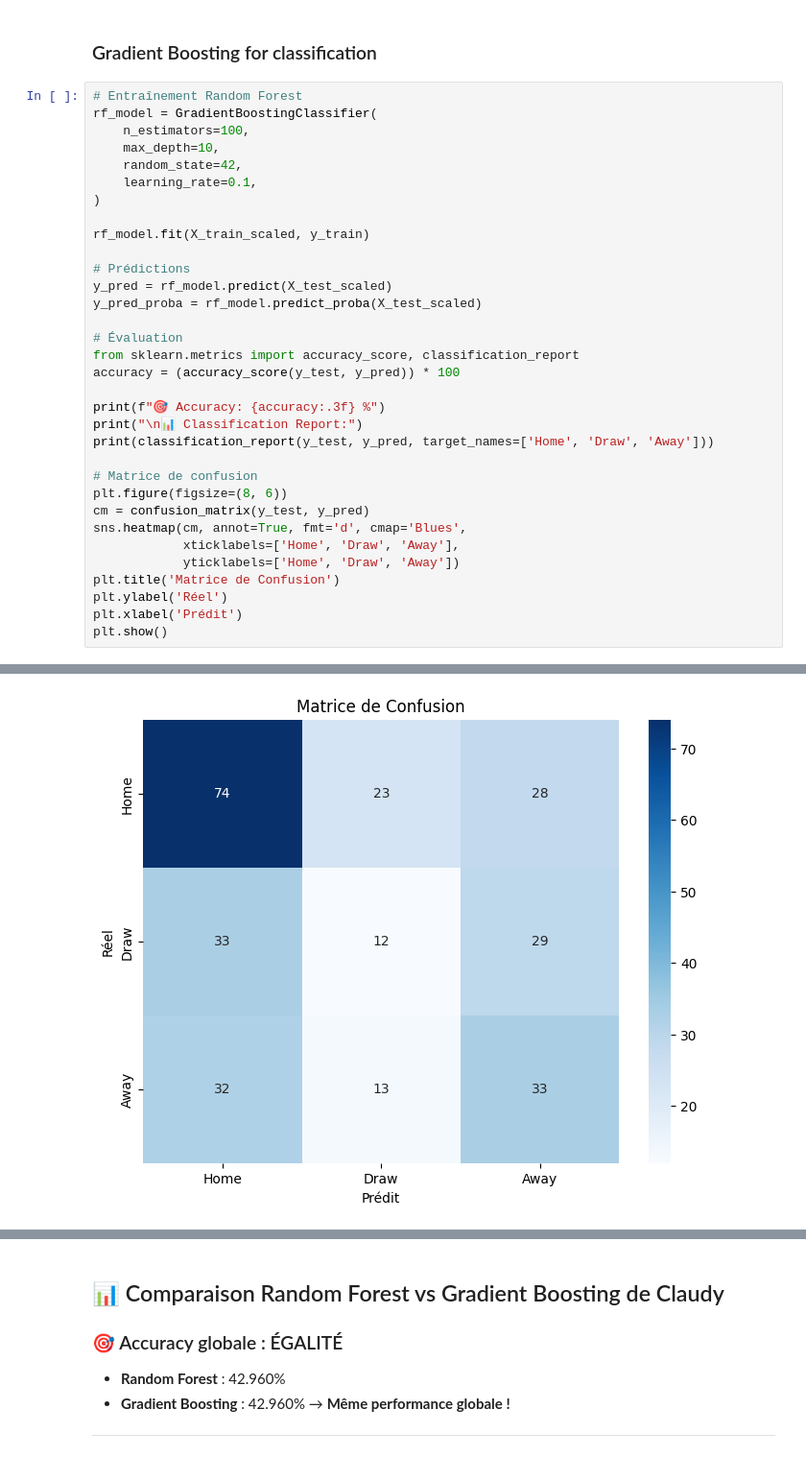
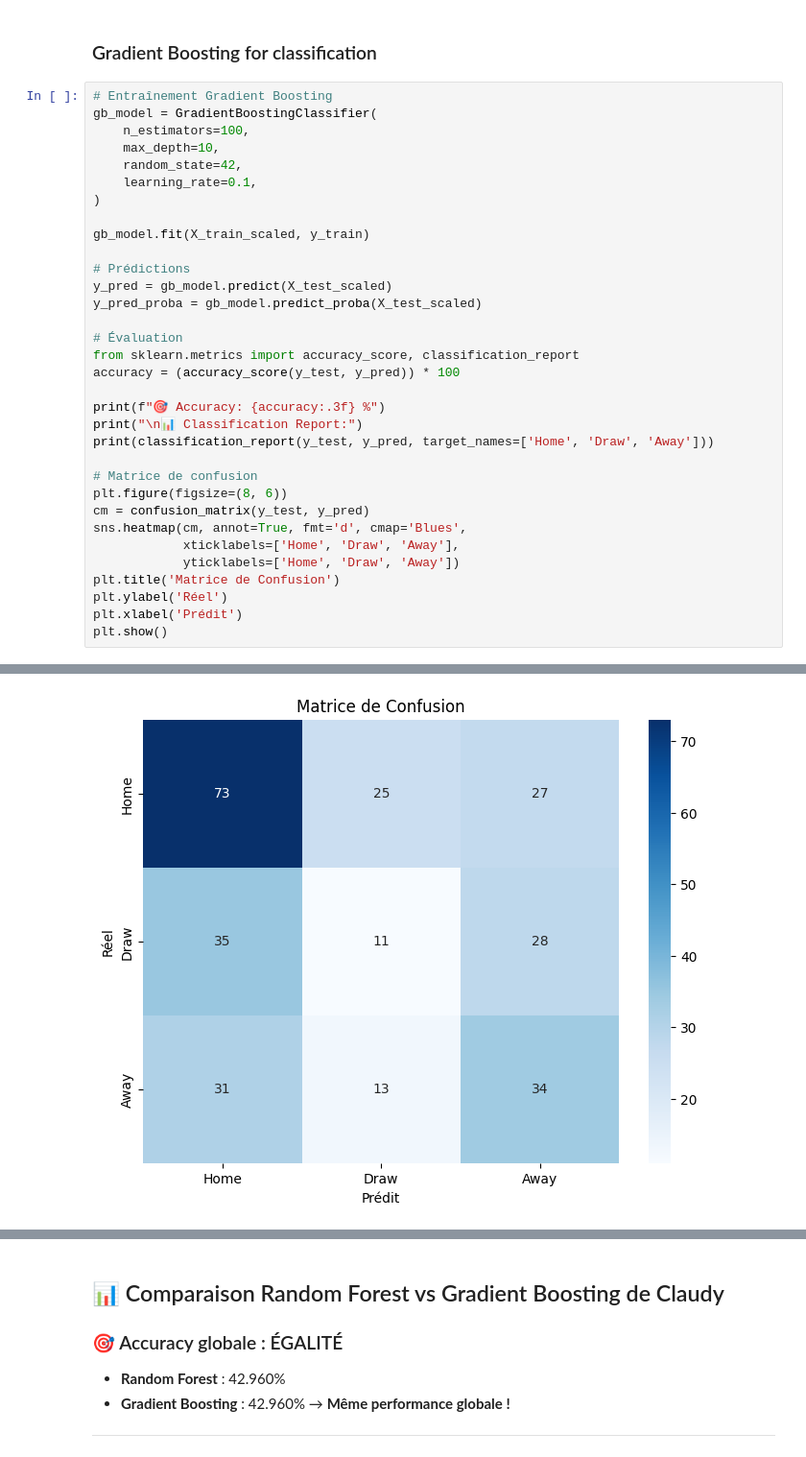
Before and after one commit to becodeorg/football-prediction-liverpool, a Jupyter notebook: notebooks/model_training.ipynb, the cells around one changed output, grey strips where cells are left out. Shown at 96% size. Cells and saved outputs as stored; diff of their text form.

```diff
--- a/notebooks/model_training.ipynb
+++ b/notebooks/model_training.ipynb
@@ -134,19 +135,19 @@ weighted avg       0.43      0.43      0.43       277
 # %% [markdown]
 ### Gradient Boosting for classification
 # %%
-# Entraînement Random Forest
-rf_model = GradientBoostingClassifier(
+# Entraînement Gradient Boosting
+gb_model = GradientBoostingClassifier(
     n_estimators=100,
     max_depth=10,
     random_state=42,
     learning_rate=0.1,
 )
 
-rf_model.fit(X_train_scaled, y_train)
+gb_model.fit(X_train_scaled, y_train)
 
 # Prédictions
-y_pred = rf_model.predict(X_test_scaled)
-y_pred_proba = rf_model.predict_proba(X_test_scaled)
+y_pred = gb_model.predict(X_test_scaled)
+y_pred_proba = gb_model.predict_proba(X_test_scaled)
 
 # Évaluation
 from sklearn.metrics import accuracy_score, classification_report
@@ -182 +183 @@ weighted avg       0.41      0.43      0.42       277
-[figure, old version]
+[figure, new version]
```
Also changed, not shown: parts of 16 cells of this notebook, 5 other files.
